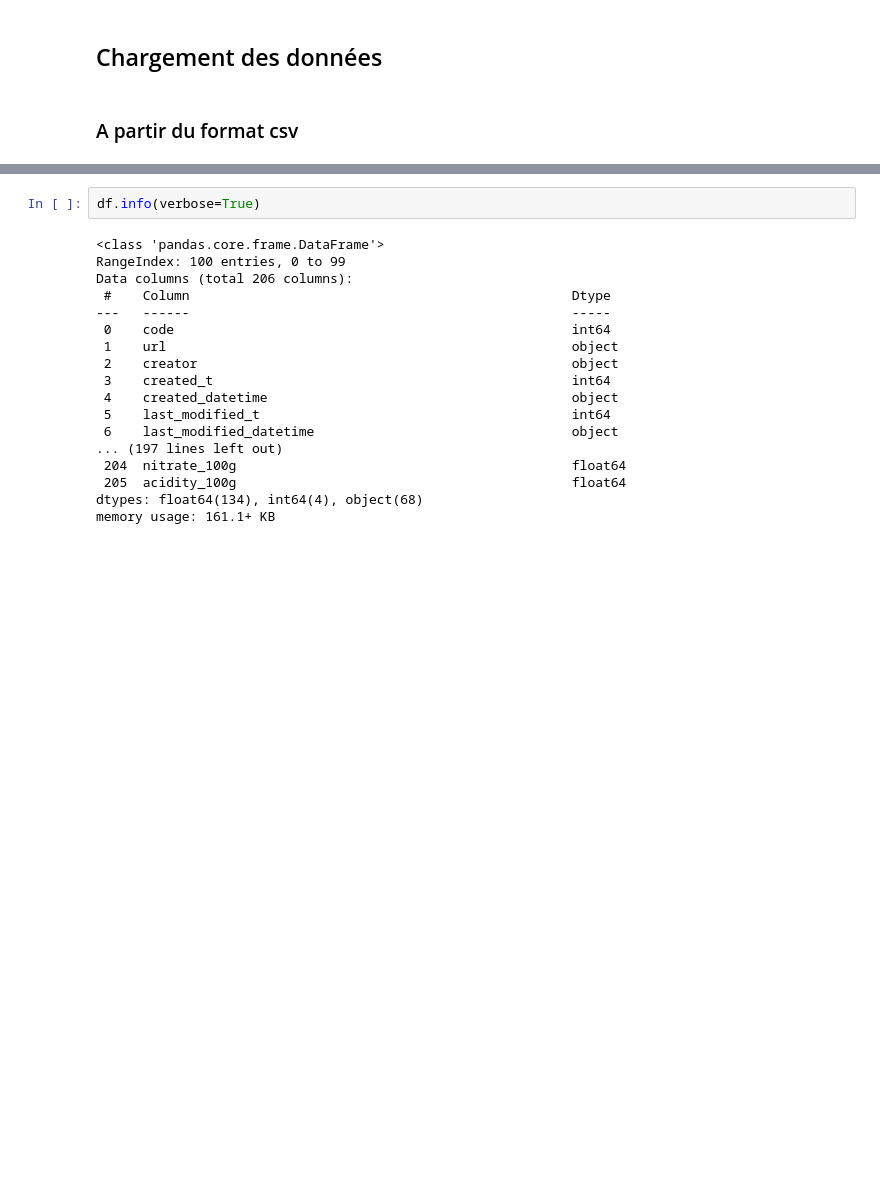
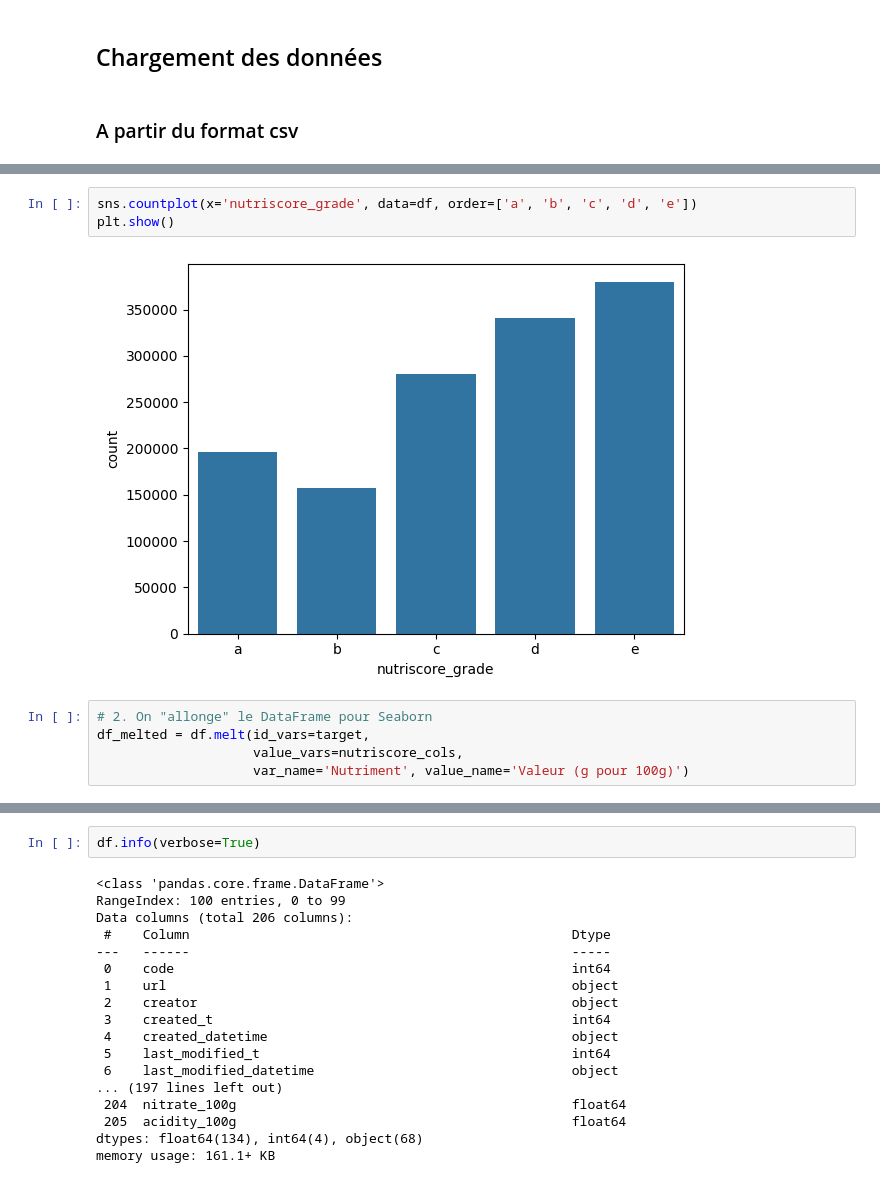
Before and after one commit to mhsylla/Openfoodfact, a Jupyter notebook: notebooks/project_starter.ipynb, the cells around one changed output, grey strips where cells are left out. Drawn from its saved outputs; the diff is of its cells as text; blank space fills up the shorter version.

Commit message:
data processsing

```diff
--- a/notebooks/project_starter.ipynb
+++ b/notebooks/project_starter.ipynb
@@ -43,0 +131,10 @@ df
+# %%
+sns.countplot(x='nutriscore_grade', data=df, order=['a', 'b', 'c', 'd', 'e'])
+plt.show()
+# %% [output]
+[figure, added]
+# %%
+# 2. On "allonge" le DataFrame pour Seaborn
+df_melted = df.melt(id_vars=target,
+                    value_vars=nutriscore_cols,
+                    var_name='Nutriment', value_name='Valeur (g pour 100g)')
```
Also changed, not shown: parts of 14 cells of this notebook, 3 other files.
